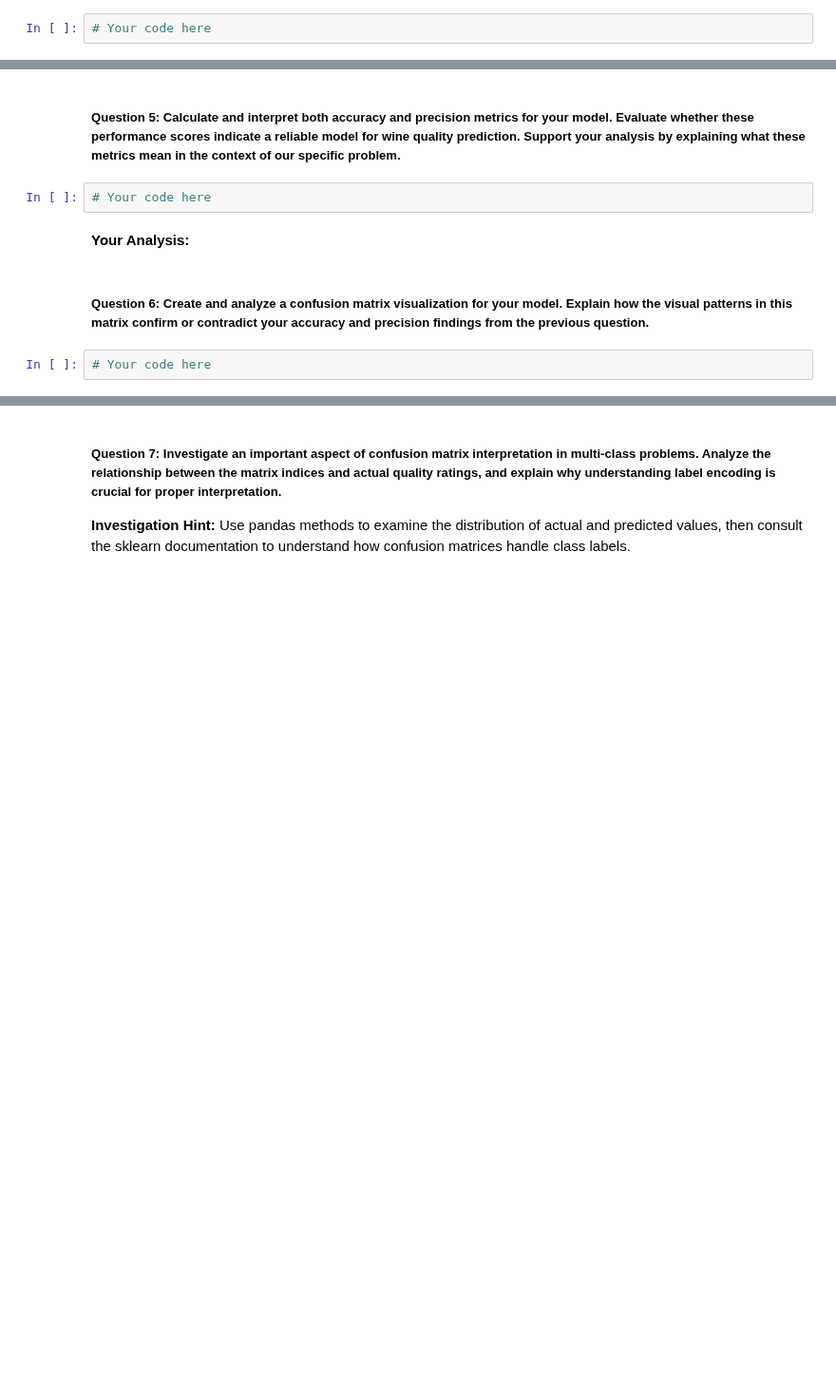
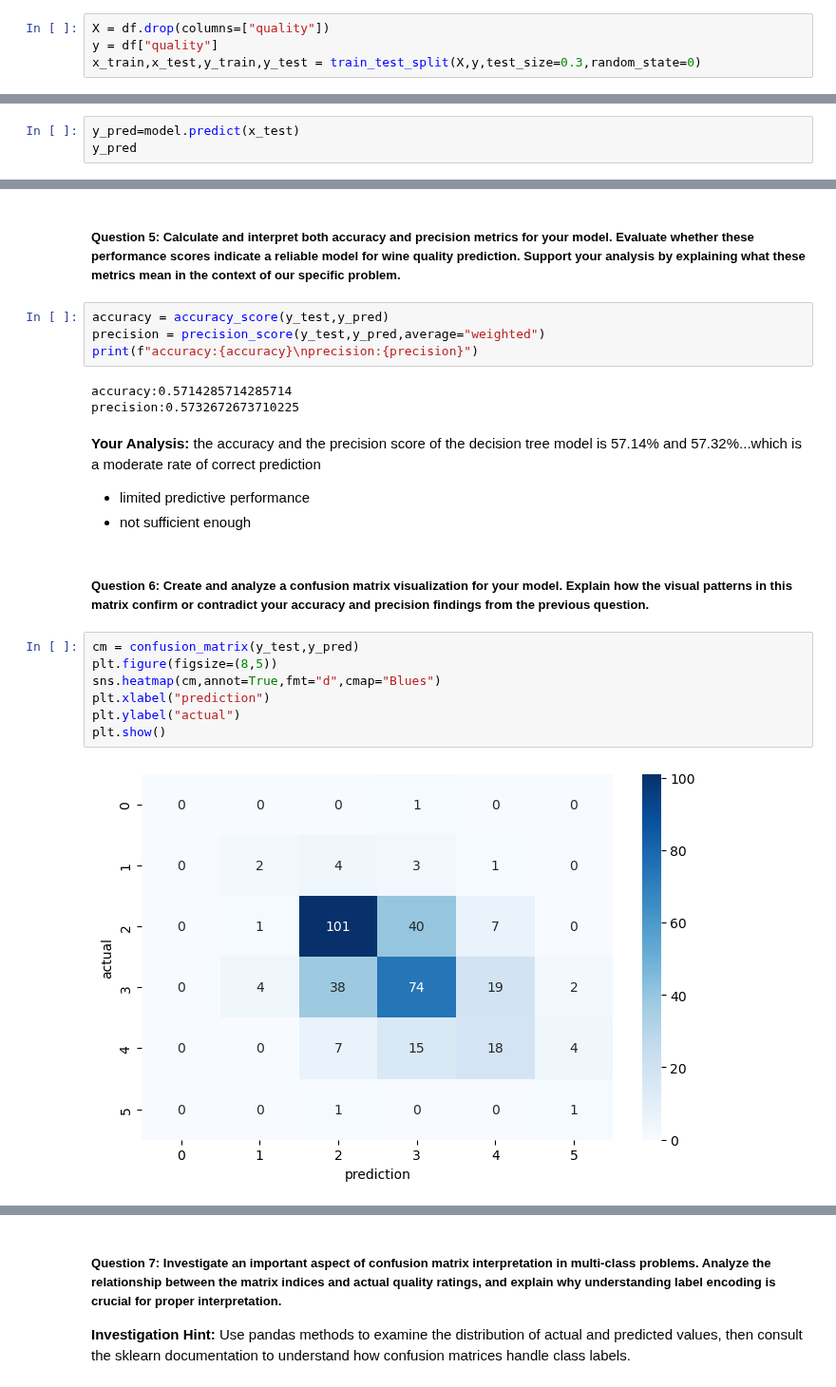
Before and after one commit to SadmanUddin/Machine-Learning-Lab, a Jupyter notebook: Decision tree/DSF 05 - Decision Trees Exercise.ipynb, the cells around one changed output, grey strips where cells are left out. Shown at 95% size. Cells and saved outputs as stored; diff of their text form; blank space fills up the shorter version.

```diff
--- a/Decision tree/DSF 05 - Decision Trees Exercise.ipynb
+++ b/Decision tree/DSF 05 - Decision Trees Exercise.ipynb
@@ -92,4 +123,6 @@ df.head()
 # %% [markdown]
 ##### Question 3: Implement the standard machine learning workflow by creating appropriate train-test splits and building your decision tree model. Use a 70/30 split for training and testing data, and ensure you're using all relevant features identified in your data cleaning process.
 # %%
-# Your code here
+X = df.drop(columns=["quality"])
+y = df["quality"]
+x_train,x_test,y_train,y_test = train_test_split(X,y,test_size=0.3,random_state=0)
@@ -95,0 +134,3 @@ df.head()
+# %%
+y_pred=model.predict(x_test)
+y_pred
@@ -115,12 +178,27 @@ Predictions alone don't tell us much about our model's reliability. We need quan
 # %% [markdown]
 ##### Question 5: Calculate and interpret both accuracy and precision metrics for your model. Evaluate whether these performance scores indicate a reliable model for wine quality prediction. Support your analysis by explaining what these metrics mean in the context of our specific problem.
 # %%
-# Your code here
+accuracy = accuracy_score(y_test,y_pred)
+precision = precision_score(y_test,y_pred,average="weighted")
+print(f"accuracy:{accuracy}\nprecision:{precision}")
+# %% [output]
+accuracy:0.5714285714285714
+precision:0.5732672673710225
 # %% [markdown]
 **Your Analysis:**
+the accuracy and the precision score of the decision tree model is 57.14% and 57.32%...which is a moderate rate of correct prediction
+- limited predictive performance
+- not sufficient enough
 # %% [markdown]
 ##### Question 6: Create and analyze a confusion matrix visualization for your model. Explain how the visual patterns in this matrix confirm or contradict your accuracy and precision findings from the previous question.
 # %%
-# Your code here
+cm = confusion_matrix(y_test,y_pred)
+plt.figure(figsize=(8,5))
+sns.heatmap(cm,annot=True,fmt="d",cmap="Blues")
+plt.xlabel("prediction")
+plt.ylabel("actual")
+plt.show()
+# %% [output]
+[figure, added]
 # %% [markdown]
 **Your Visual Analysis:**
```
Also changed, not shown: parts of 33 cells of this notebook.
